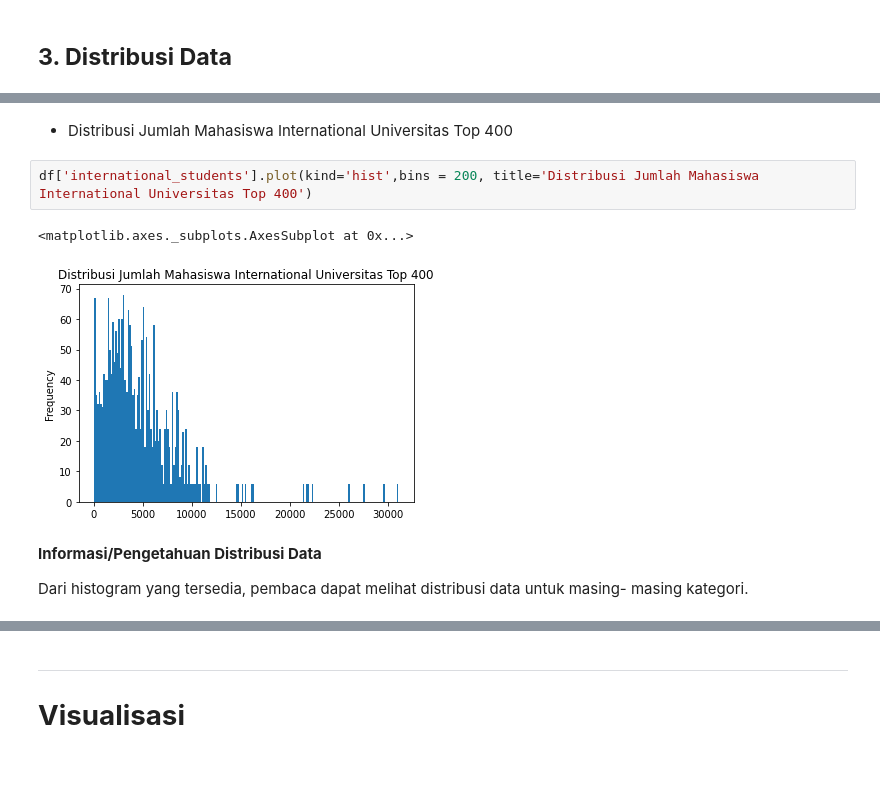
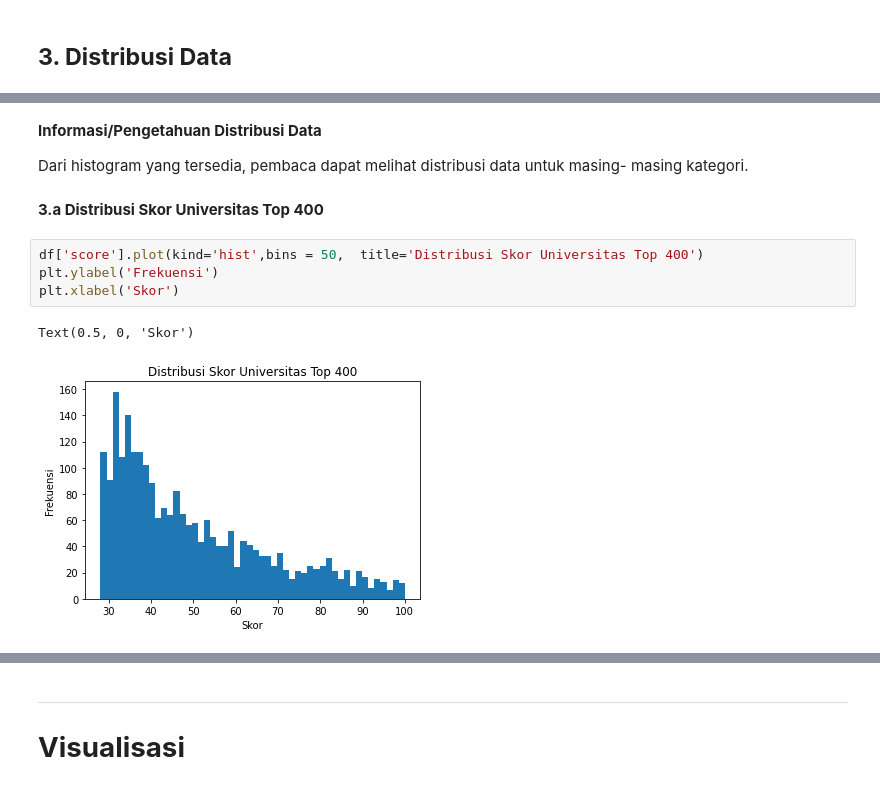
Before and after one commit to dewodt/Analisis-Rank-Universitas, a Jupyter notebook: Analisis_Tubes2.ipynb, the cells around one changed output, grey strips where cells are left out. Drawn from its saved outputs; the diff is of its cells as text.

```diff
--- a/Analisis_Tubes2.ipynb
+++ b/Analisis_Tubes2.ipynb
@@ -1229,11 +1212,13 @@ df['faculty_count'].plot(kind='hist',bins = 150, title='Distribusi Jumlah Fakult
-# %% [markdown]
-- Distribusi Jumlah Mahasiswa International Universitas Top 400
-# %%
-df['international_students'].plot(kind='hist',bins = 200, title='Distribusi Jumlah Mahasiswa International Universitas Top 400')
-# %% [output]
-<matplotlib.axes._subplots.AxesSubplot at 0x...>
-[figure, removed]
 # %% [markdown]
 **Informasi/Pengetahuan Distribusi Data**
 
 Dari histogram yang tersedia, pembaca dapat melihat distribusi data untuk masing- masing kategori.
+# %% [markdown]
+**3.a Distribusi Skor Universitas Top 400**
+# %%
+df['score'].plot(kind='hist',bins = 50,  title='Distribusi Skor Universitas Top 400')
+plt.ylabel('Frekuensi')
+plt.xlabel('Skor')
+# %% [output]
+Text(0.5, 0, 'Skor')
+[figure, added]
```
Also changed, not shown: parts of 44 cells of this notebook.
